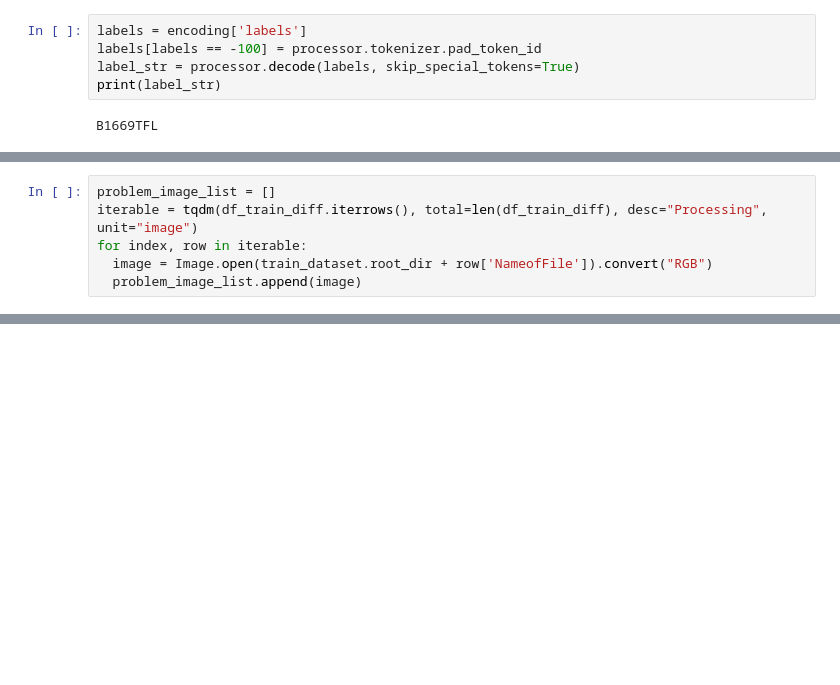
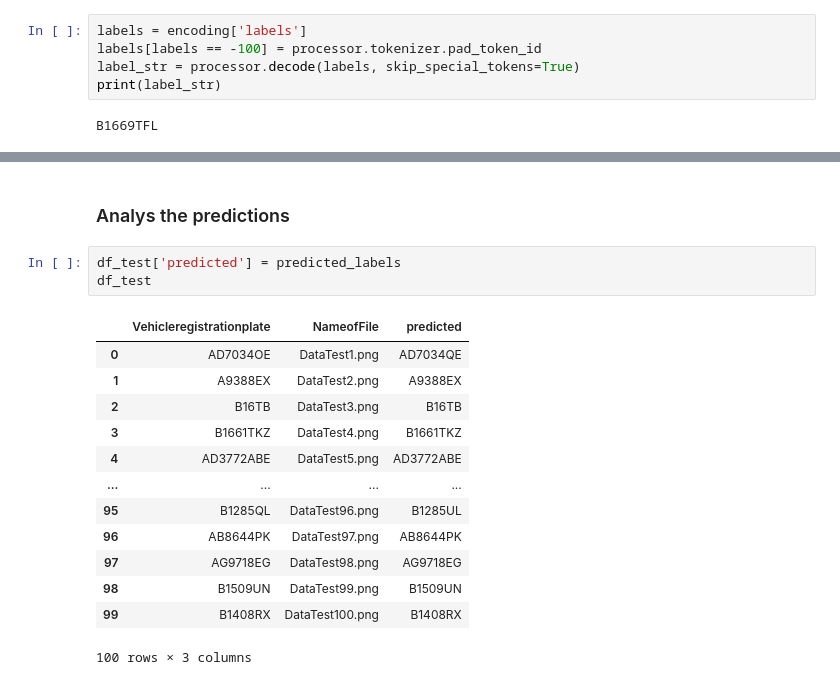
Before and after one commit to davianoh/TrOCR_LicensePlateIndonesia, a Jupyter notebook: TrOCR Licence Plate Augmentation4000 Stratify.ipynb, the cells around one changed output, grey strips where cells are left out. Drawn from its saved outputs; the diff is of its cells as text; blank space fills up the shorter version.

```diff
--- a/TrOCR Licence Plate Augmentation4000 Stratify.ipynb
+++ b/TrOCR Licence Plate Augmentation4000 Stratify.ipynb
@@ -609,6 +295,0 @@ df_train_diff
-# %%
-problem_image_list = []
-iterable = tqdm(df_train_diff.iterrows(), total=len(df_train_diff), desc="Processing", unit="image")
-for index, row in iterable:
-  image = Image.open(train_dataset.root_dir + row['NameofFile']).convert("RGB")
-  problem_image_list.append(image)
@@ -614,0 +470,19 @@ for index, row in iterable:
+# %% [markdown]
+### Analys the predictions
+# %%
+df_test['predicted'] = predicted_labels
+df_test
+# %% [output]
+|  | Vehicleregistrationplate | NameofFile | predicted |
+| 0 | AD7034OE | DataTest1.png | AD7034QE |
+| 1 | A9388EX | DataTest2.png | A9388EX |
+| 2 | B16TB | DataTest3.png | B16TB |
+| 3 | B1661TKZ | DataTest4.png | B1661TKZ |
+| 4 | AD3772ABE | DataTest5.png | AD3772ABE |
+| ... | ... | ... | ... |
+| 95 | B1285QL | DataTest96.png | B1285UL |
+| 96 | AB8644PK | DataTest97.png | AB8644PK |
+| 97 | AG9718EG | DataTest98.png | AG9718EG |
+| 98 | B1509UN | DataTest99.png | B1509UN |
+| 99 | B1408RX | DataTest100.png | B1408RX |
+100 rows × 3 columns
```
Also changed, not shown: parts of 114 cells of this notebook.
